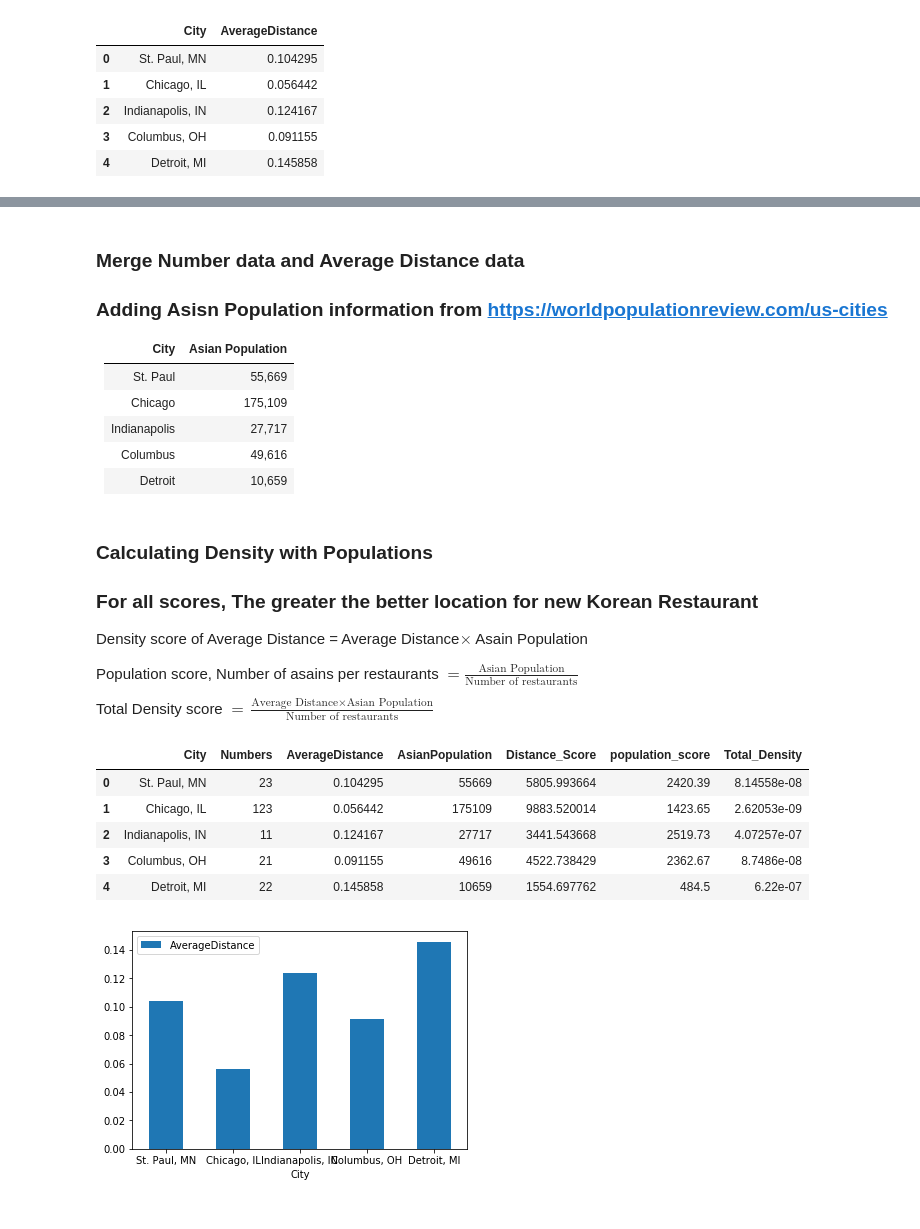
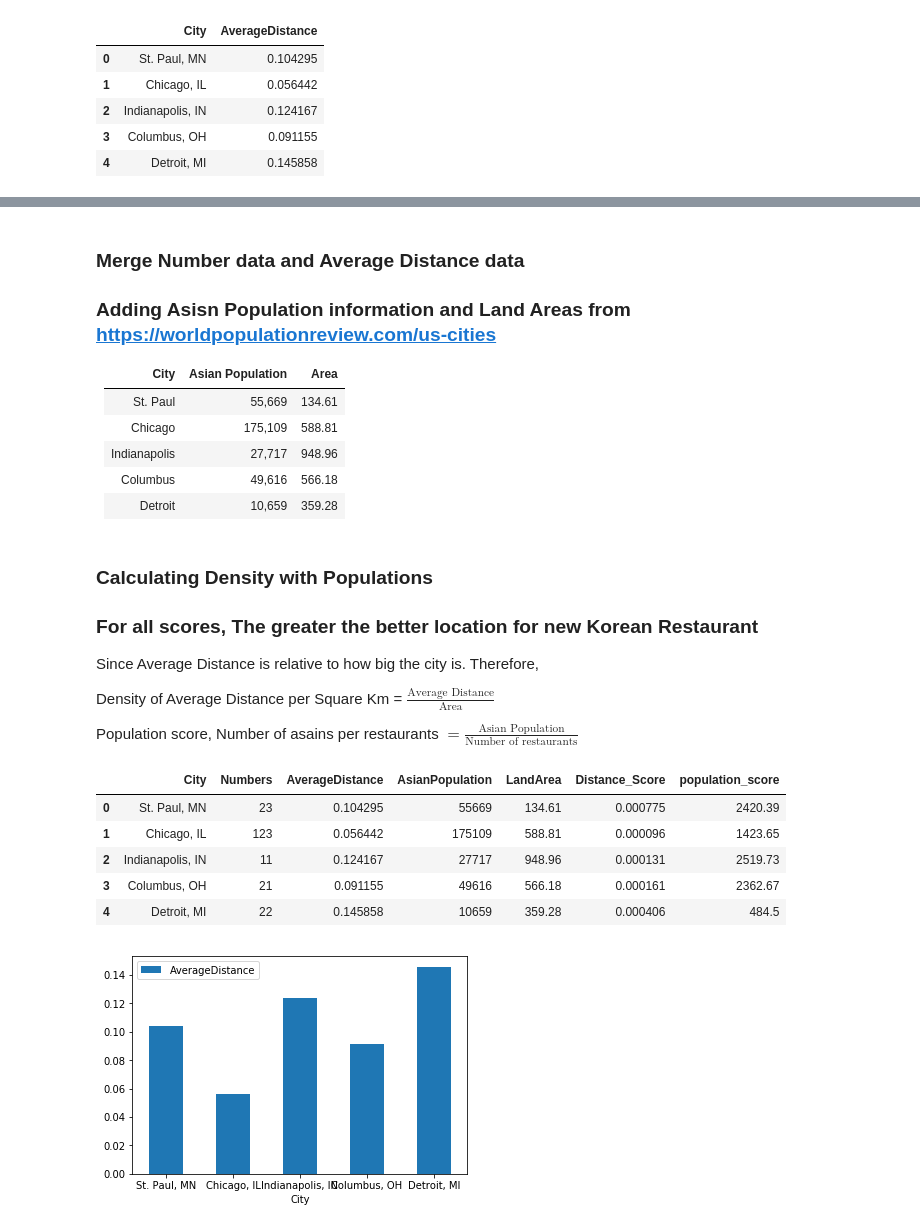
Before and after one commit to ksphil/Cousera-Capstone, a Jupyter notebook: Battle of Neighborhoods Korean Restaurant MidWest.ipynb, the cells around one changed output, grey strips where cells are left out. Saved outputs shown, nothing was run; the diff lists cells and outputs as text; code cells hidden in the pictures.

```diff
--- a/Battle of Neighborhoods Korean Restaurant MidWest.ipynb
+++ b/Battle of Neighborhoods Korean Restaurant MidWest.ipynb
@@ -190,39 +190,41 @@ maps[cities[4]]
 [interactive output not drawn]
 # %% [markdown]
 ### Merge Number data and Average Distance data
-### Adding Asisn Population information from https://worldpopulationreview.com/us-cities
+### Adding Asisn Population information and Land Areas from https://worldpopulationreview.com/us-cities
 
-|City|Asian Population|
-|----|----|
-|St. Paul|55,669|
-|Chicago|175,109|
-|Indianapolis|27,717|
-|Columbus|49,616|
-|Detroit|10,659|
+|City|Asian Population|Area|
+|----|----|----|
+|St. Paul|55,669|134.61|
+|Chicago|175,109|588.81|
+|Indianapolis|27,717|948.96|
+|Columbus|49,616|566.18|
+|Detroit|10,659|359.28|
 # %%
 KoreanDensity = pd.merge(KoreanNumber, KoreanDist, on='City')
 KoreanDensity['AsianPopulation'] = [55669,175109,27717,49616,10659]
+KoreanDensity['LandArea']=[134.61,588.81,948.96,566.18,359.28]
 # %% [markdown]
 ### Calculating Density with Populations
 ### For all scores, The greater the better location for new Korean Restaurant
 
-Density score of Average Distance = Average Distance$\times$ Asain Population <br>
+Since Average Distance is relative to how big the city is.
+Therefore,
+
+Density of Average Distance per Square Km = $ \frac{\textrm{Average Distance}}{\textrm{Area}}$  <br>
 
 Population score, Number of asains per restaurants $ = \frac{\textrm{Asian Population}} {\textrm{Number of restaurants}}$<br>
-
-Total Density score $= \frac{\textrm{Average Distance}\times \textrm{Asian Population}}{\textrm{Number of restaurants} }$
 # %%
-KoreanDensity['Distance_Score']=KoreanDensity.AverageDistance*KoreanDensity.AsianPopulation
+KoreanDensity['Distance_Score']=KoreanDensity.AverageDistance/KoreanDensity.LandArea
 KoreanDensity['population_score']=KoreanDensity.AsianPopulation/KoreanDensity.Numbers
-KoreanDensity['Total_Density']=KoreanDensity.AverageDistance/KoreanDensity.AsianPopulation/KoreanDensity.Numbers
+
 KoreanDensity
 # %% [output]
-|  | City | Numbers | AverageDistance | AsianPopulation | Distance_Score | population_score | Total_Density |
-| 0 | St. Paul, MN | 23 | 0.104295 | 55669 | 5805.993664 | 2420.39 | 8.14558e-08 |
-| 1 | Chicago, IL | 123 | 0.056442 | 175109 | 9883.520014 | 1423.65 | 2.62053e-09 |
-| 2 | Indianapolis, IN | 11 | 0.124167 | 27717 | 3441.543668 | 2519.73 | 4.07257e-07 |
-| 3 | Columbus, OH | 21 | 0.091155 | 49616 | 4522.738429 | 2362.67 | 8.7486e-08 |
-| 4 | Detroit, MI | 22 | 0.145858 | 10659 | 1554.697762 | 484.5 | 6.22e-07 |
+|  | City | Numbers | AverageDistance | AsianPopulation | LandArea | Distance_Score | population_score |
+| 0 | St. Paul, MN | 23 | 0.104295 | 55669 | 134.61 | 0.000775 | 2420.39 |
+| 1 | Chicago, IL | 123 | 0.056442 | 175109 | 588.81 | 0.000096 | 1423.65 |
+| 2 | Indianapolis, IN | 11 | 0.124167 | 27717 | 948.96 | 0.000131 | 2519.73 |
+| 3 | Columbus, OH | 21 | 0.091155 | 49616 | 566.18 | 0.000161 | 2362.67 |
+| 4 | Detroit, MI | 22 | 0.145858 | 10659 | 359.28 | 0.000406 | 484.5 |
 # %%
 ax = KoreanDensity.plot.bar(x ='City',y='AverageDistance', rot=0)
 # %% [output]
```
Also changed, not shown: parts of 4 cells of this notebook.
